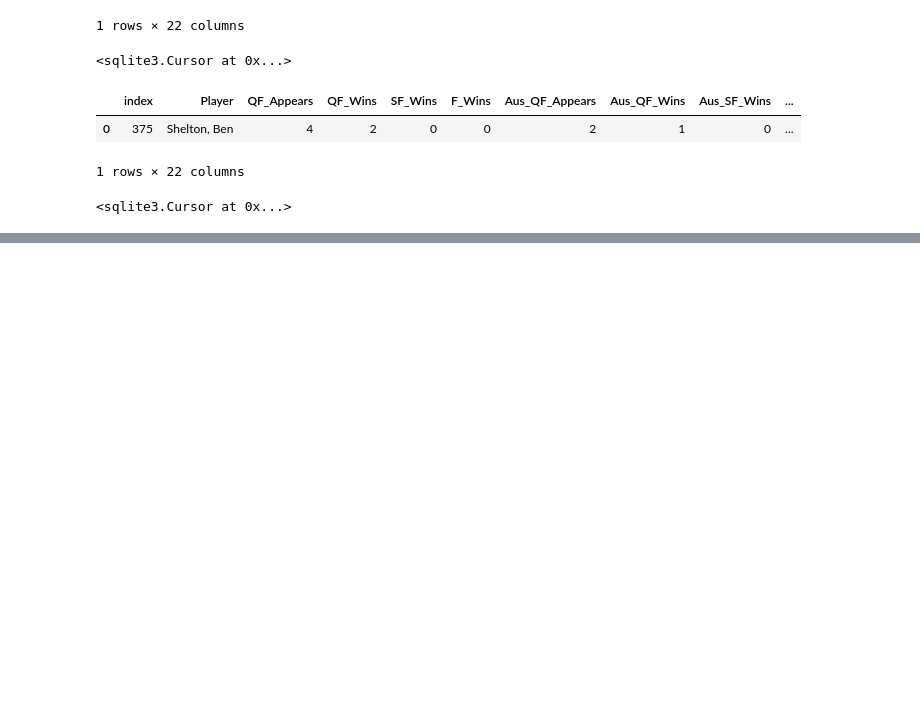
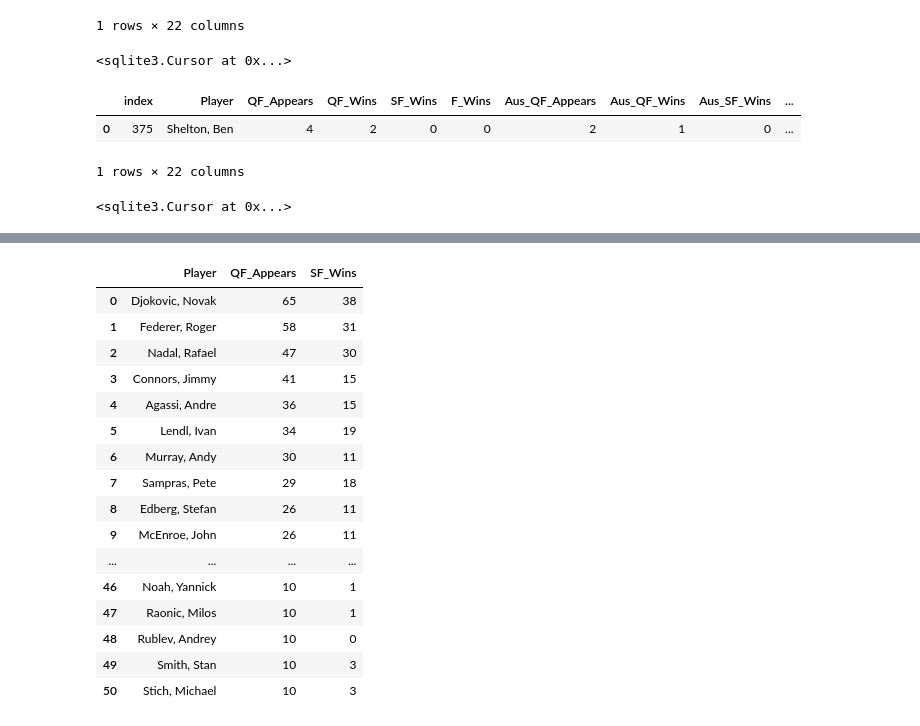
Before and after one commit to gadamico/Sports-Data, a Jupyter notebook: mens_singles_tennis/notebooks/tennis-db-updating-2026.ipynb, the cells around one changed output, grey strips where cells are left out. Cells and saved outputs as stored; diff of their text form; code cells hidden in the pictures; blank space fills up the shorter version.

```diff
--- a/mens_singles_tennis/notebooks/tennis-db-updating-2026.ipynb
+++ b/mens_singles_tennis/notebooks/tennis-db-updating-2026.ipynb
@@ -243,0 +533,29 @@ con.close()
+# %%
+pd.read_sql(
+    """
+    SELECT Player, QF_Appears, SF_Wins
+    FROM mens_tennis
+    WHERE QF_Appears >= 10
+    ORDER BY QF_Appears DESC, Player
+    """
+    ,
+    con
+)
+# %% [output]
+|  | Player | QF_Appears | SF_Wins |
+| 0 | Djokovic, Novak | 65 | 38 |
+| 1 | Federer, Roger | 58 | 31 |
+| 2 | Nadal, Rafael | 47 | 30 |
+| 3 | Connors, Jimmy | 41 | 15 |
+| 4 | Agassi, Andre | 36 | 15 |
+| 5 | Lendl, Ivan | 34 | 19 |
+| 6 | Murray, Andy | 30 | 11 |
+| 7 | Sampras, Pete | 29 | 18 |
+| 8 | Edberg, Stefan | 26 | 11 |
+| 9 | McEnroe, John | 26 | 11 |
+| ... | ... | ... | ... |
+| 46 | Noah, Yannick | 10 | 1 |
+| 47 | Raonic, Milos | 10 | 1 |
+| 48 | Rublev, Andrey | 10 | 0 |
+| 49 | Smith, Stan | 10 | 3 |
+| 50 | Stich, Michael | 10 | 3 |
```
Also changed, not shown: parts of 37 cells of this notebook, 5 other files.
